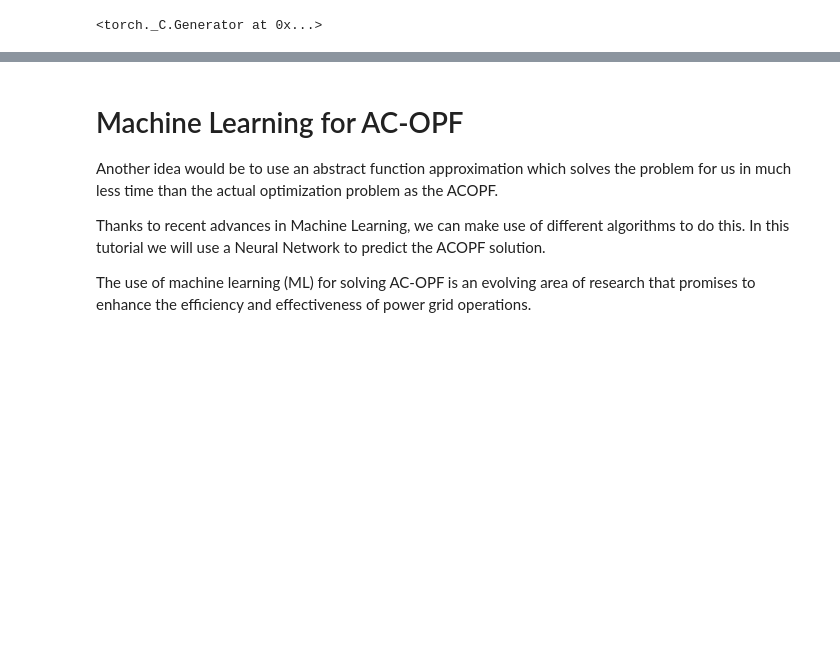
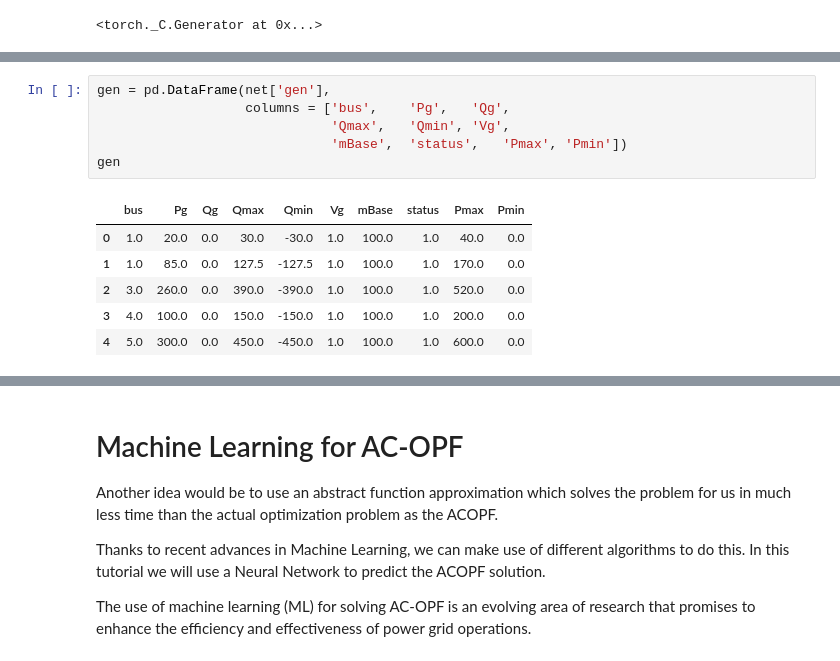
Before and after one commit to stanislawMarciniak/optimal-power-flow, a Jupyter notebook: optimal-power-flow.ipynb, the cells around one changed output, grey strips where cells are left out. Saved outputs shown, nothing was run; the diff lists cells and outputs as text; blank space fills up the shorter version.

```diff
--- a/optimal-power-flow.ipynb
+++ b/optimal-power-flow.ipynb
@@ -60,0 +131,13 @@ torch.manual_seed(SEED)
+# %%
+gen = pd.DataFrame(net['gen'],
+                   columns = ['bus',	'Pg',	'Qg',
+                              'Qmax',	'Qmin',	'Vg',
+                              'mBase',	'status',	'Pmax',	'Pmin'])
+gen
+# %% [output]
+|  | bus | Pg | Qg | Qmax | Qmin | Vg | mBase | status | Pmax | Pmin |
+| 0 | 1.0 | 20.0 | 0.0 | 30.0 | -30.0 | 1.0 | 100.0 | 1.0 | 40.0 | 0.0 |
+| 1 | 1.0 | 85.0 | 0.0 | 127.5 | -127.5 | 1.0 | 100.0 | 1.0 | 170.0 | 0.0 |
+| 2 | 3.0 | 260.0 | 0.0 | 390.0 | -390.0 | 1.0 | 100.0 | 1.0 | 520.0 | 0.0 |
+| 3 | 4.0 | 100.0 | 0.0 | 150.0 | -150.0 | 1.0 | 100.0 | 1.0 | 200.0 | 0.0 |
+| 4 | 5.0 | 300.0 | 0.0 | 450.0 | -450.0 | 1.0 | 100.0 | 1.0 | 600.0 | 0.0 |
```
Also changed, not shown: parts of 11 cells of this notebook, 1 other file.
